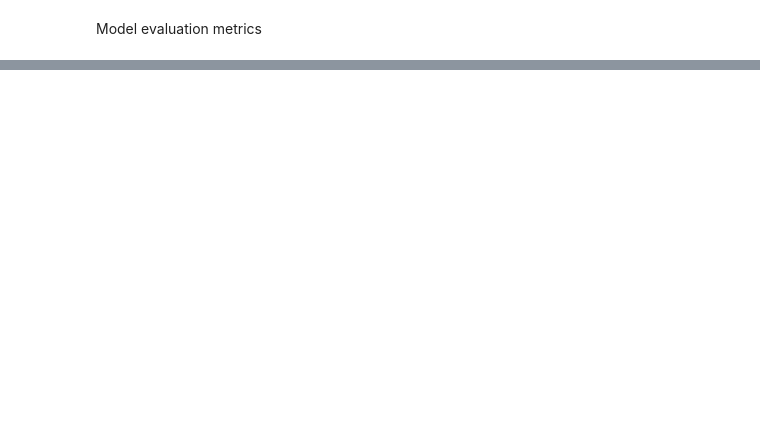
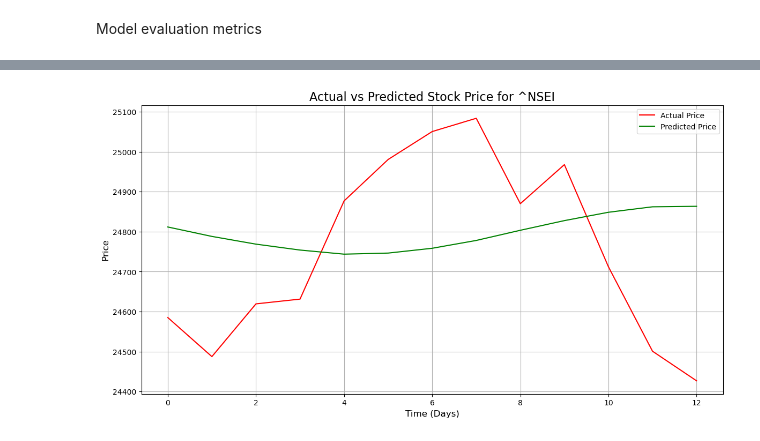
Before and after one commit to arnoldhere/live-stock-price-analysis-prediction, a Jupyter notebook: ALL/1d_Interval_Dynamic_model_LSTM.ipynb, the cells around one changed output, grey strips where cells are left out. Cells and saved outputs as stored; diff of their text form; code cells hidden in the pictures; blank space fills up the shorter version.

Commit message:
LSTM Updates for 1D interval

```diff
--- a/ALL/1d_Interval_Dynamic_model_LSTM.ipynb
+++ b/ALL/1d_Interval_Dynamic_model_LSTM.ipynb
@@ -148,21 +172,27 @@ scaled_data = scaler.fit_transform(data[["Open", "High", "Low", "Close"]])
 # %% [markdown]
 Step 2: Create sequences(timesteps)
 # %%
-def create_sequences(dataset, time_steps=90):
+# Function to create sequences of data
+def create_sequences(dataset, time_steps=60):
     X, y = [], []
     for i in range(len(dataset) - time_steps):
-        X.append(dataset[i:(i + time_steps)])  # past 60 days
-        y.append(dataset[i + time_steps, 0])   # 'Close' is 1st column here
-    # Convert to numpy arrays for better performance with LSTM
+        # Sequence of 'time_steps' length
+        X.append(dataset[i : (i + time_steps), :])
+        # The target is the 'Close' price of the next day
+        # 'Close' is the 4th column, so index 3
+        y.append(dataset[i + time_steps, 3])
     return np.array(X), np.array(y)
 
+
+# Define the number of time steps (days) to look back
 time_steps = 60
 X, y = create_sequences(scaled_data, time_steps)
 # %% [markdown]
 Step 3: Train-test split (no shuffle)
 # %%
-train_size = int(len(X) * 0.8)
+# Split data into training and testing sets (80% train, 20% test)
+train_size = int(len(X) * 0.80)
 X_train, X_test = X[:train_size], X[train_size:]
 y_train, y_test = y[:train_size], y[train_size:]
-print(f"Training data shape: {X_train.shape}, {y_train.shape}")
-print(f"Testing data shape: {X_test.shape}, {y_test.shape}")
+print(f"Training data shape: {X_train.shape}, Training labels shape: {y_train.shape}")
+print(f"Testing data shape: {X_test.shape}, Testing labels shape: {y_test.shape}")
@@ -169,17 +202,22 @@ print(f"Testing data shape: {X_test.shape}, {y_test.shape}")
 # %% [markdown]
 Step 4: LSTM model (Keras - RNN variant)
 # %%
+# --- 4. BUILD AND TRAIN THE LSTM MODEL ---
 model = Sequential()
 model.add(
     LSTM(50, return_sequences=True, input_shape=(X_train.shape[1], X_train.shape[2]))
 )
 model.add(Dropout(0.2))
-model.add(LSTM(50))
+model.add(LSTM(50, return_sequences=False))
 model.add(Dropout(0.2))
-model.add(Dense(1))  # Predict close price
+model.add(Dense(25))
+model.add(Dense(1))
 
 model.compile(optimizer="adam", loss="mean_squared_error")
+model.summary()
 
+
+print("\nTraining the model...")
 history = model.fit(
     X_train,
     y_train,
@@ -188,3 +226,4 @@ history = model.fit(
     validation_data=(X_test, y_test),
     verbose=1,
 )
+print("Model training complete.")
@@ -217,10 +305,14 @@ print("R2 score:", r2)
 # %%
-plt.figure(figsize=(12, 6))
-plt.plot(y_test_inv, label="Actual Price")
-plt.plot(y_pred_inv, label="Predicted Price")
-plt.title(f"Actual vs Predicted Stock Price {symbol}")
-plt.xlabel("Time")
-plt.ylabel("Price (INR)")
+# Visualize the results
+plt.figure(figsize=(14, 7))
+plt.plot(y_test_actual, color='red', label="Actual Price")
+plt.plot(y_pred, color='green', label="Predicted Price")
+plt.title(f"Actual vs Predicted Stock Price for {symbol}", fontsize=16)
+plt.xlabel("Time (Days)", fontsize=12)
+plt.ylabel("Price", fontsize=12)
 plt.legend()
+plt.grid(True)
 plt.show()
+# %% [output]
+[figure, added]
 # %%
```
Also changed, not shown: parts of 16 cells of this notebook, 3 other files.
